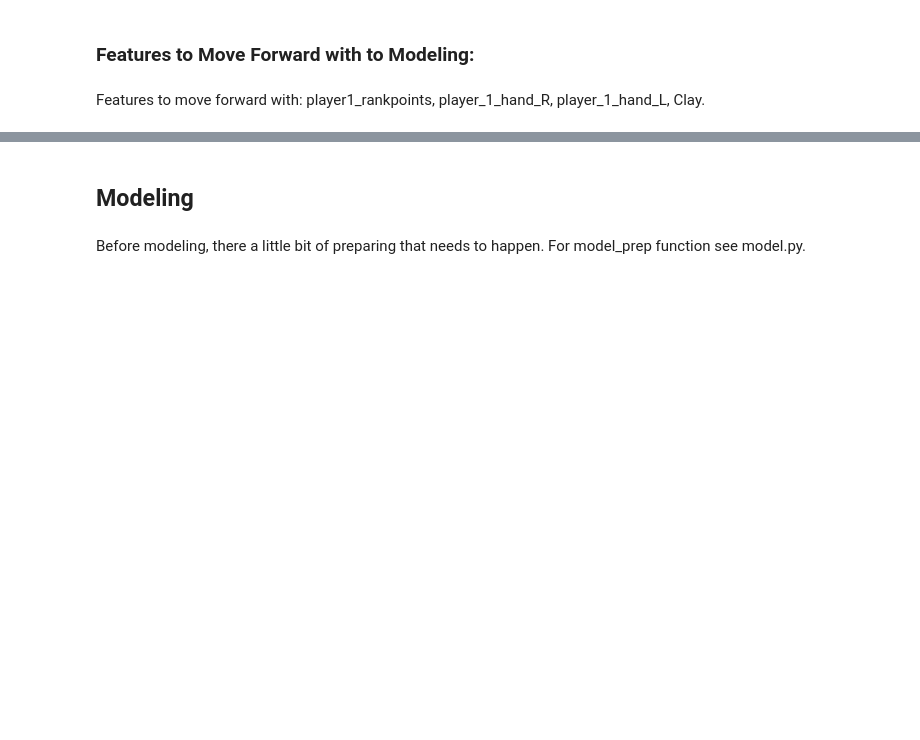
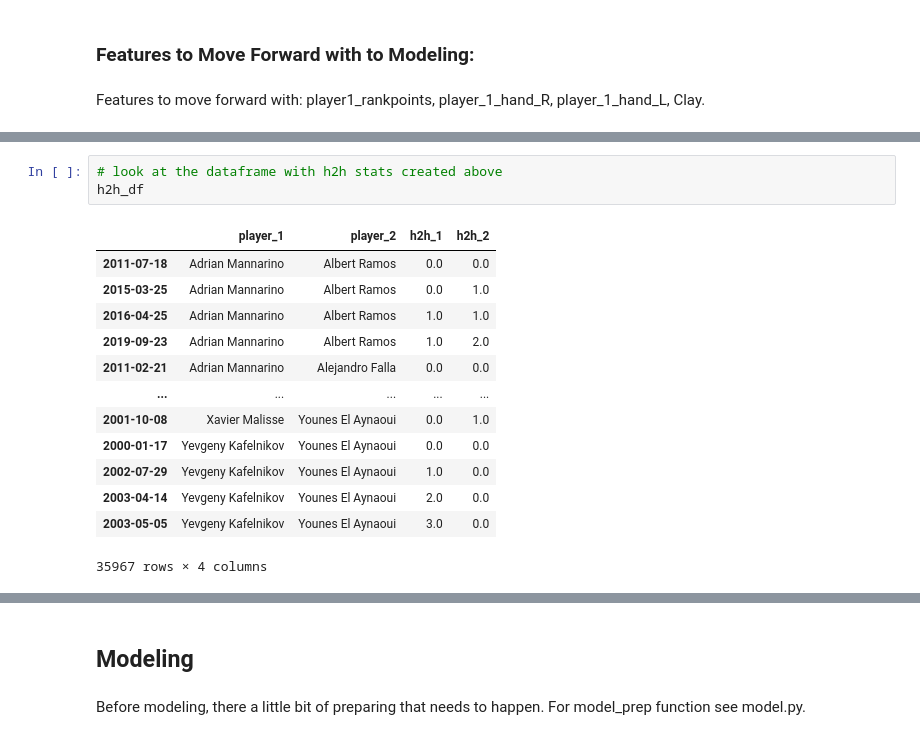
Before and after one commit to Racket-Science/Tennis-Match-Predictions, a Jupyter notebook: Notebooks/MVP Notebook.ipynb, the cells around one changed output, grey strips where cells are left out. Saved outputs shown, nothing was run; the diff lists cells and outputs as text; blank space fills up the shorter version.

```diff
--- a/Notebooks/MVP Notebook.ipynb
+++ b/Notebooks/MVP Notebook.ipynb
@@ -501,0 +524,17 @@ Features to move forward with: player1_rankpoints, player_1_hand_R, player_1_han
+# %%
+# look at the dataframe with h2h stats created above
+h2h_df
+# %% [output]
+|  | player_1 | player_2 | h2h_1 | h2h_2 |
+| 2011-07-18 | Adrian Mannarino | Albert Ramos | 0.0 | 0.0 |
+| 2015-03-25 | Adrian Mannarino | Albert Ramos | 0.0 | 1.0 |
+| 2016-04-25 | Adrian Mannarino | Albert Ramos | 1.0 | 1.0 |
+| 2019-09-23 | Adrian Mannarino | Albert Ramos | 1.0 | 2.0 |
+| 2011-02-21 | Adrian Mannarino | Alejandro Falla | 0.0 | 0.0 |
+| ... | ... | ... | ... | ... |
+| 2001-10-08 | Xavier Malisse | Younes El Aynaoui | 0.0 | 1.0 |
+| 2000-01-17 | Yevgeny Kafelnikov | Younes El Aynaoui | 0.0 | 0.0 |
+| 2002-07-29 | Yevgeny Kafelnikov | Younes El Aynaoui | 1.0 | 0.0 |
+| 2003-04-14 | Yevgeny Kafelnikov | Younes El Aynaoui | 2.0 | 0.0 |
+| 2003-05-05 | Yevgeny Kafelnikov | Younes El Aynaoui | 3.0 | 0.0 |
+35967 rows × 4 columns
```
Also changed, not shown: parts of 30 cells of this notebook.
